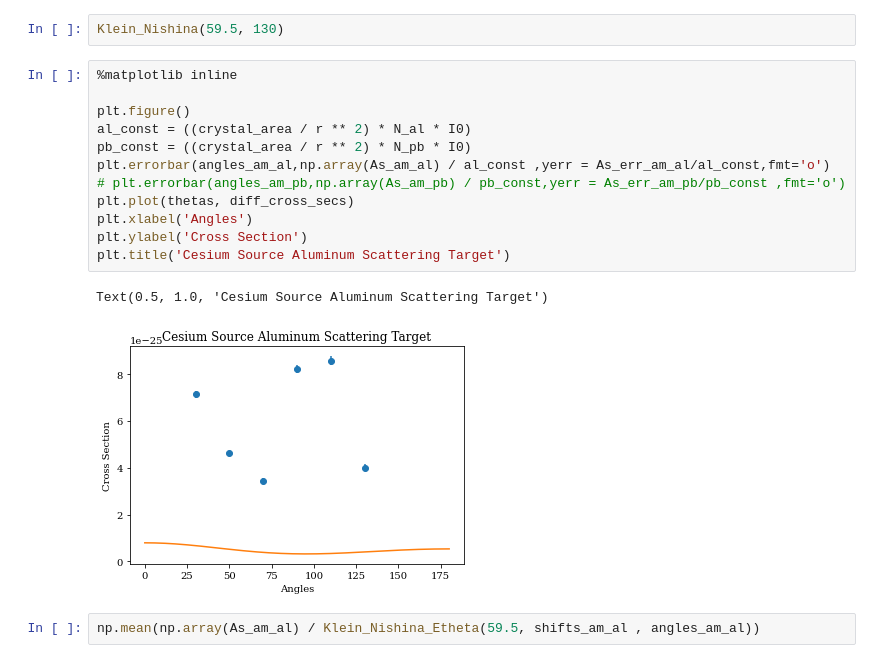
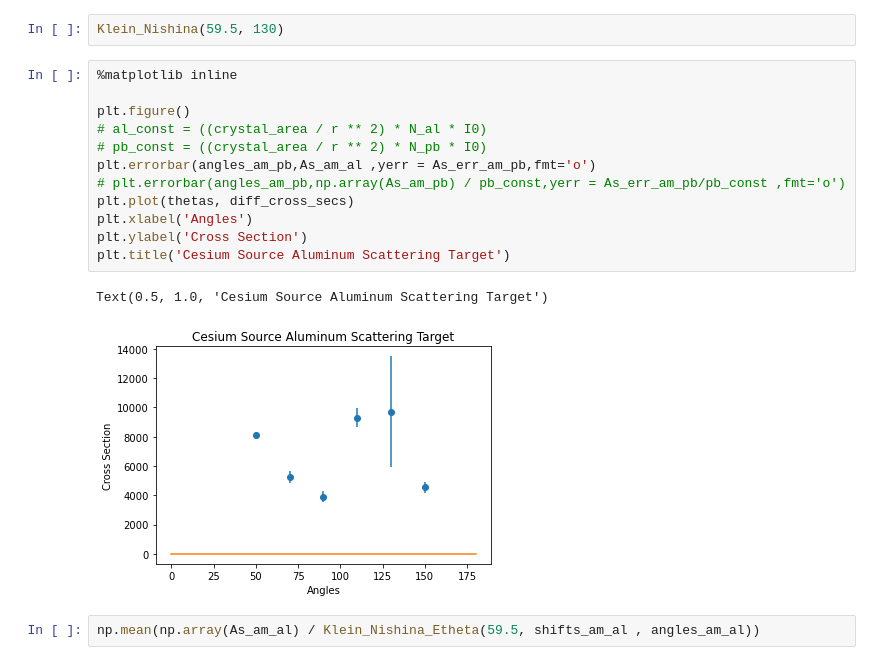
Before and after one commit to dcordovacarrizales/191_PlasmaPhysics, a Jupyter notebook: Compton/Data/Americium.ipynb, the cells around one changed output. Drawn from its saved outputs; the diff is of its cells as text.

```diff
--- a/Compton/Data/Americium.ipynb
+++ b/Compton/Data/Americium.ipynb
@@ -513,18 +513,18 @@ Klein_Nishina(59.5, 130)
 # %%
 %matplotlib inline
 
 plt.figure()
-al_const = ((crystal_area / r ** 2) * N_al * I0)
-pb_const = ((crystal_area / r ** 2) * N_pb * I0)
-plt.errorbar(angles_am_al,np.array(As_am_al) / al_const ,yerr = As_err_am_al/al_const,fmt='o')
+# al_const = ((crystal_area / r ** 2) * N_al * I0)
+# pb_const = ((crystal_area / r ** 2) * N_pb * I0)
+plt.errorbar(angles_am_pb,As_am_al ,yerr = As_err_am_pb,fmt='o')
 # plt.errorbar(angles_am_pb,np.array(As_am_pb) / pb_const,yerr = As_err_am_pb/pb_const ,fmt='o')
 plt.plot(thetas, diff_cross_secs)
 plt.xlabel('Angles')
 plt.ylabel('Cross Section')
 plt.title('Cesium Source Aluminum Scattering Target')
 # %% [output]
 Text(0.5, 1.0, 'Cesium Source Aluminum Scattering Target')
-[figure, old version]
+[figure, new version]
 # %%
 np.mean(np.array(As_am_al) / Klein_Nishina_Etheta(59.5, shifts_am_al , angles_am_al))
 # %%
```
Also changed, not shown: parts of 1 cell of this notebook, 12 other files.
